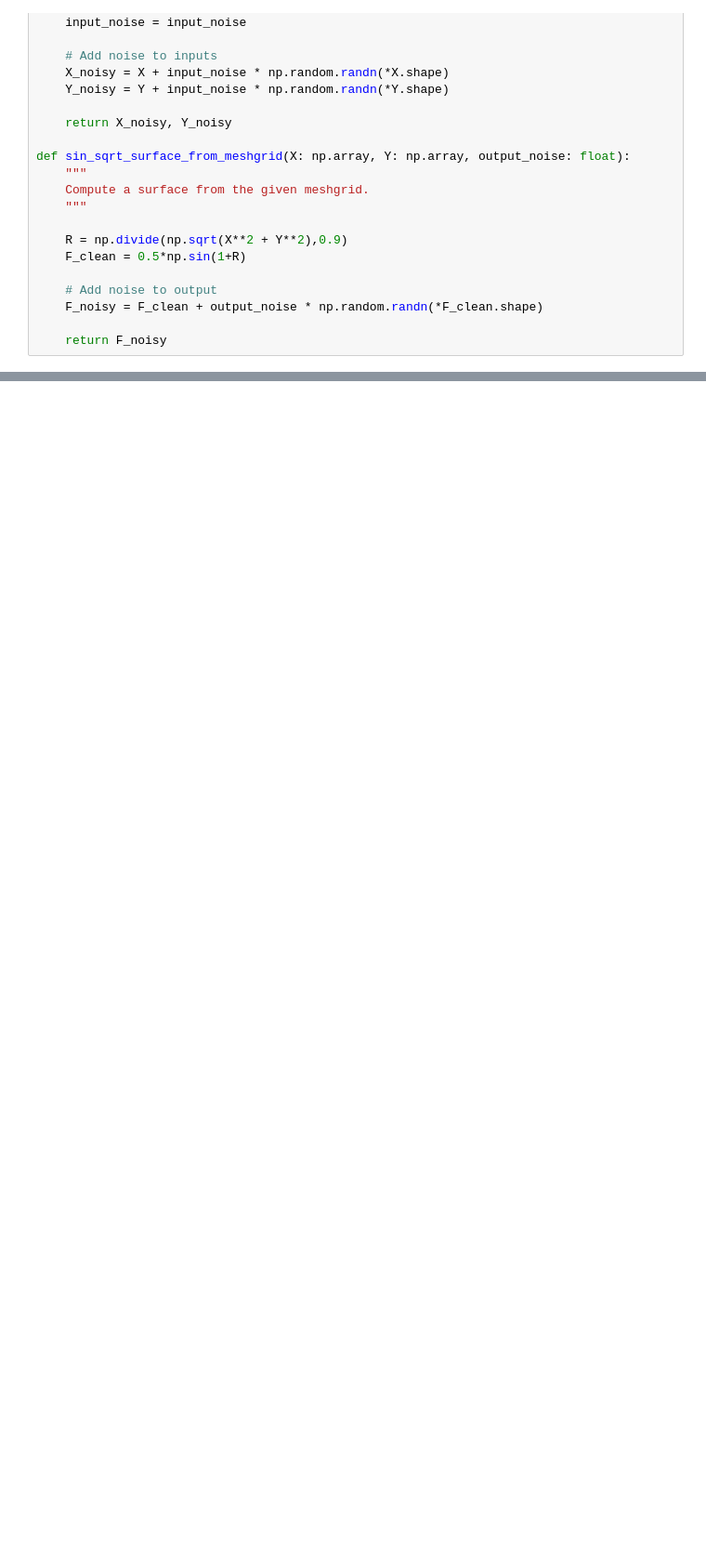
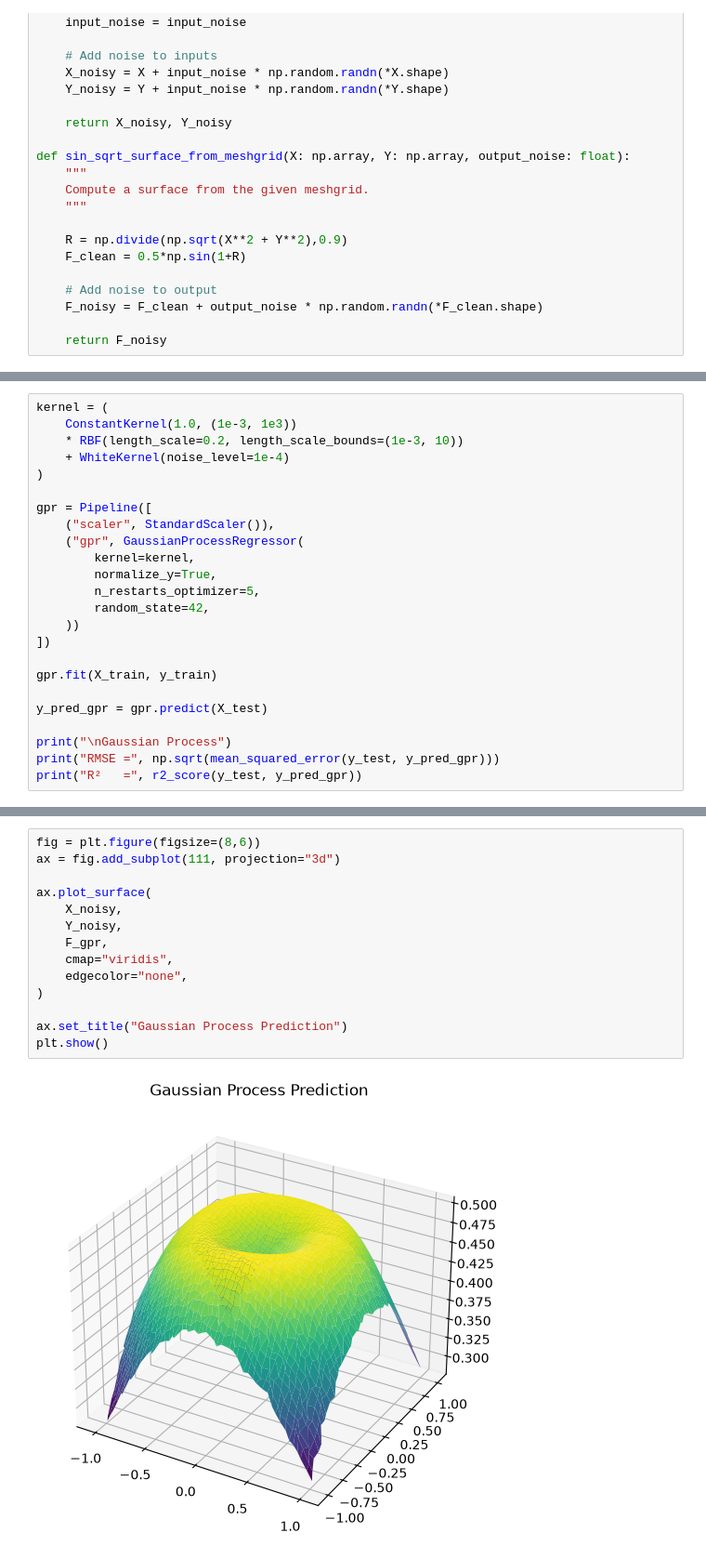
Before and after one commit to nm19000/AccuracyBoundsRegression, a Jupyter notebook: examples/example_regression.ipynb, the cells around one changed output, grey strips where cells are left out. Shown at 93% size. Cells and saved outputs as stored; diff of their text form; blank space fills up the shorter version.

```diff
--- a/examples/example_regression.ipynb
+++ b/examples/example_regression.ipynb
@@ -200,0 +235,24 @@ KeyboardInterrupt:
+# %%
+kernel = (
+    ConstantKernel(1.0, (1e-3, 1e3))
+    * RBF(length_scale=0.2, length_scale_bounds=(1e-3, 10))
+    + WhiteKernel(noise_level=1e-4)
+)
+
+gpr = Pipeline([
+    ("scaler", StandardScaler()),
+    ("gpr", GaussianProcessRegressor(
+        kernel=kernel,
+        normalize_y=True,
+        n_restarts_optimizer=5,
+        random_state=42,
+    ))
+])
+
+gpr.fit(X_train, y_train)
+
+y_pred_gpr = gpr.predict(X_test)
+
+print("\nGaussian Process")
+print("RMSE =", np.sqrt(mean_squared_error(y_test, y_pred_gpr)))
+print("R²   =", r2_score(y_test, y_pred_gpr))
@@ -200,0 +288,16 @@ KeyboardInterrupt:
+# %%
+fig = plt.figure(figsize=(8,6))
+ax = fig.add_subplot(111, projection="3d")
+
+ax.plot_surface(
+    X_noisy,
+    Y_noisy,
+    F_gpr,
+    cmap="viridis",
+    edgecolor="none",
+)
+
+ax.set_title("Gaussian Process Prediction")
+plt.show()
+# %% [output]
+[figure, added]
```
Also changed, not shown: parts of 39 cells of this notebook, 2 other files.
